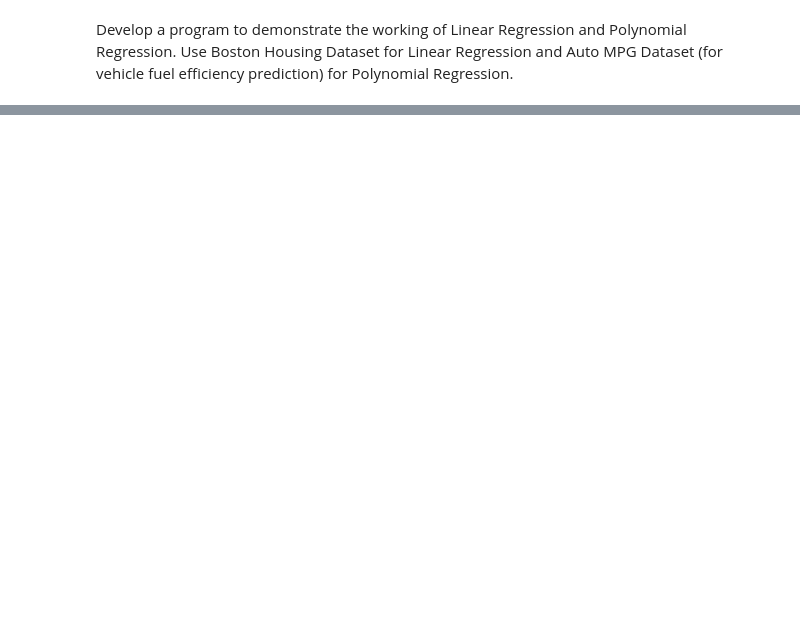
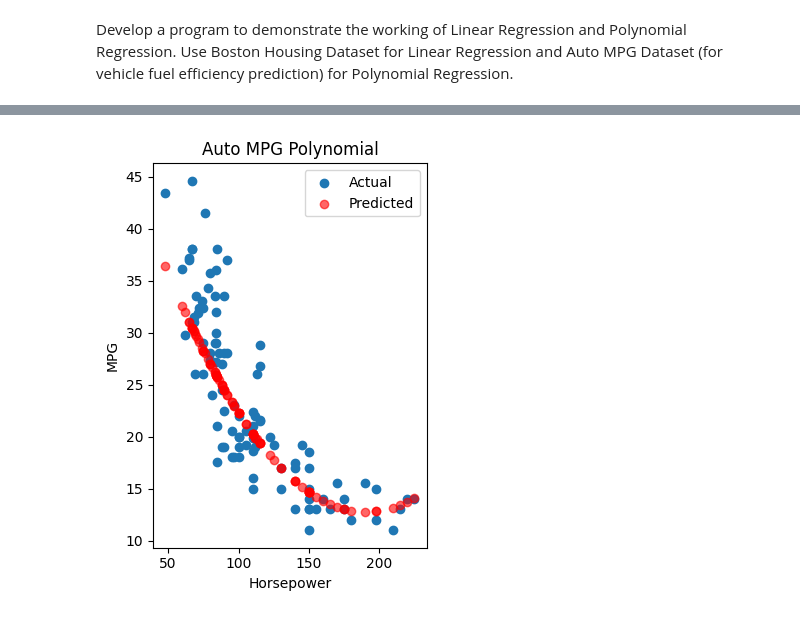
Before and after one commit to Bhaanavee/california_housing, a Jupyter notebook: MLprog7.ipynb, the cells around one changed output, grey strips where cells are left out. Saved outputs shown, nothing was run; the diff lists cells and outputs as text; code cells hidden in the pictures; blank space fills up the shorter version.

```diff
--- a/MLprog7.ipynb
+++ b/MLprog7.ipynb
@@ -22,0 +34,30 @@ X_train_auto, X_test_auto, y_train_auto, y_test_auto = train_test_split(X_auto,
+# %%
+# ==== POLYNOMIAL REGRESSION: Auto MPG ====
+auto = pd.read_csv("https://raw.githubusercontent.com/mwaskom/seaborn-data/master/mpg.csv")
+auto = auto.dropna()
+X = auto[['horsepower']]
+y = auto['mpg']
+X_train, X_test, y_train, y_test = train_test_split(X, y, random_state=1)
+# %%
+# Make it polynomial
+poly = PolynomialFeatures(degree=2)
+X_train_poly = poly.fit_transform(X_train)
+X_test_poly = poly.transform(X_test)
+# %%
+model = LinearRegression()
+model.fit(X_train_poly, y_train)
+y_pred = model.predict(X_test_poly)
+
+# Plot Auto MPG Polynomial
+plt.subplot(1, 2, 2)
+plt.scatter(X_test, y_test, label='Actual')
+plt.scatter(X_test, y_pred, color='red', label='Predicted', alpha=0.6)
+plt.title("Auto MPG Polynomial")
+plt.xlabel("Horsepower")
+plt.ylabel("MPG")
+plt.legend()
+
+plt.tight_layout()
+plt.show()
+# %% [output]
+[figure, added]
```
Also changed, not shown: parts of 5 cells of this notebook.
